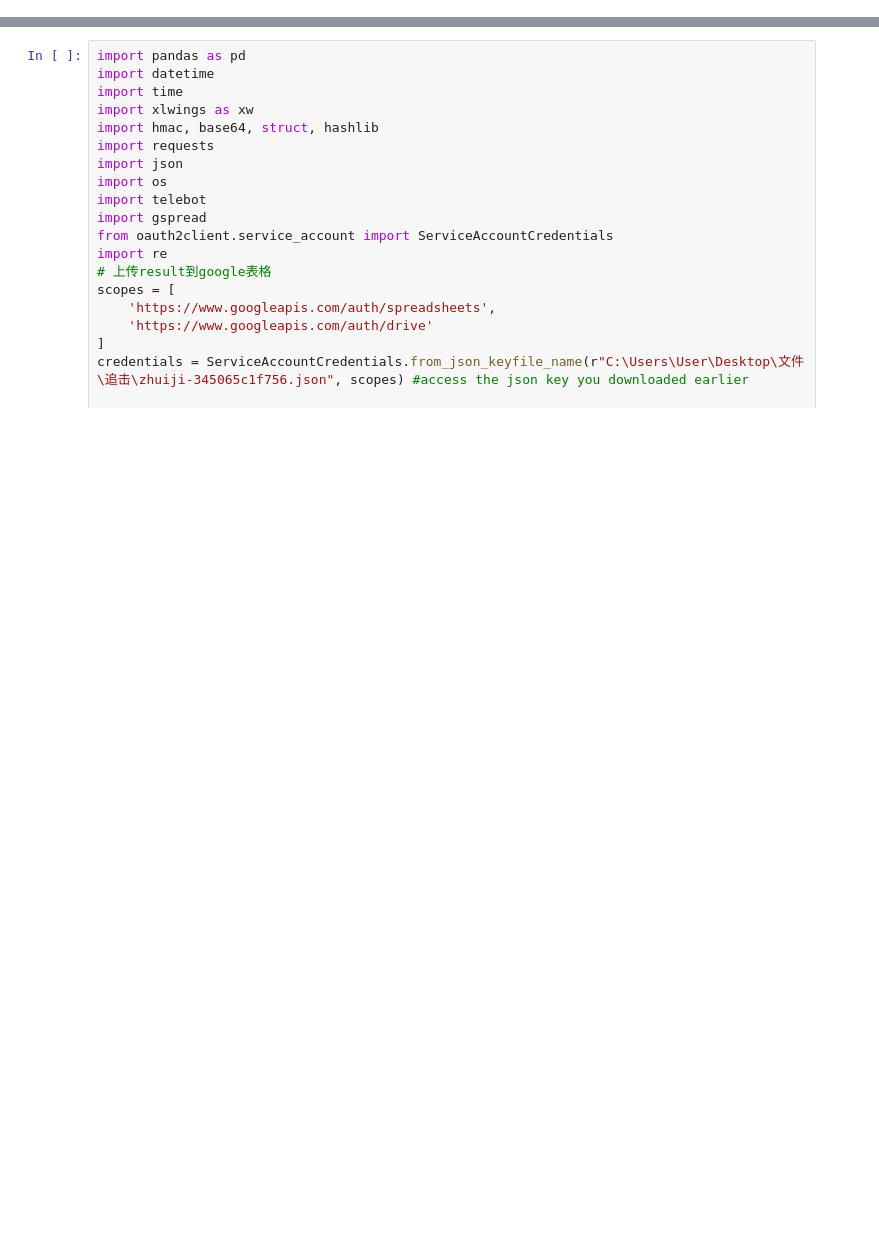
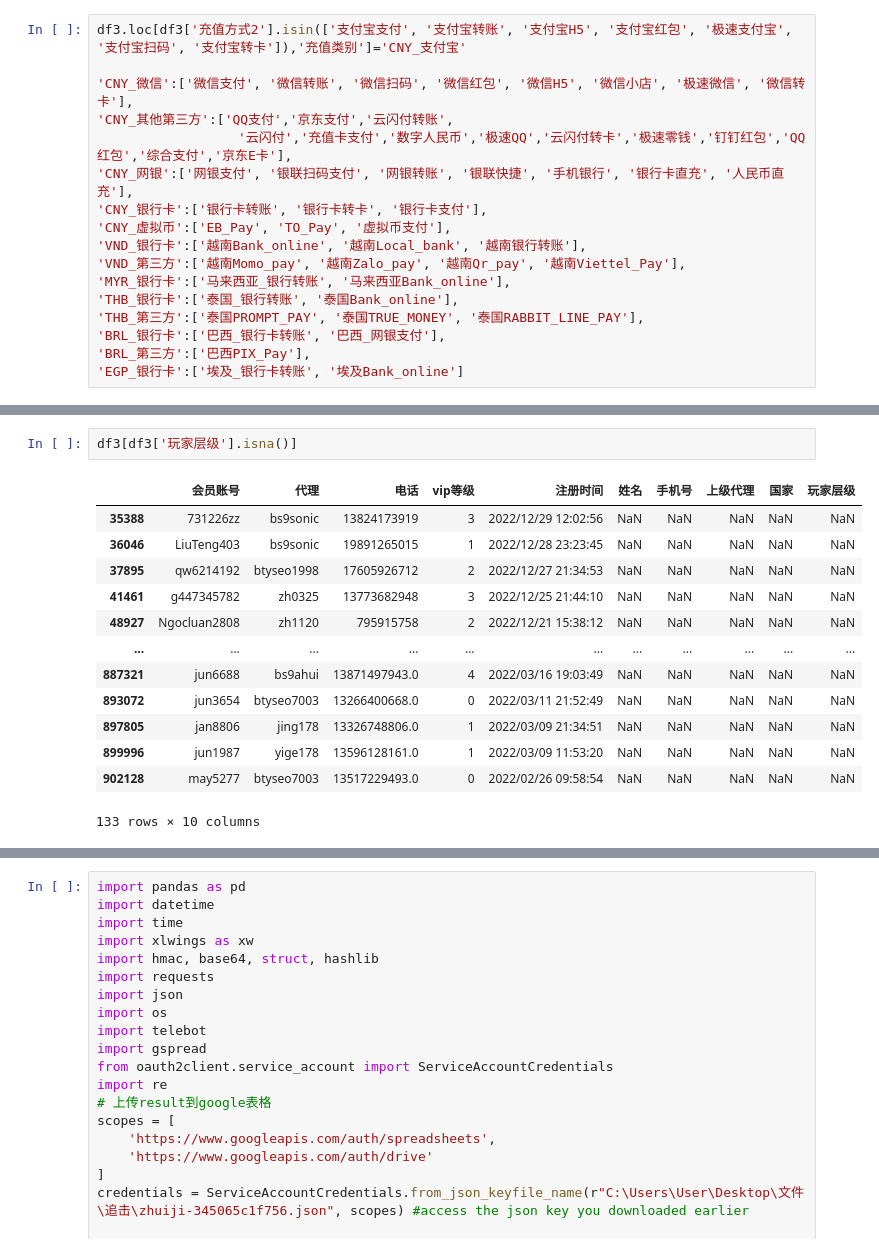
Before and after one commit to Marquis0065/project202308285, a Jupyter notebook: 日报/test_1.ipynb, the cells around one changed output, grey strips where cells are left out. Saved outputs shown, nothing was run; the diff lists cells and outputs as text; blank space fills up the shorter version.

```diff
--- a/日报/test_1.ipynb
+++ b/日报/test_1.ipynb
@@ -0,0 +375,17 @@
+# %%
+df3.loc[df3['充值方式2'].isin(['支付宝支付', '支付宝转账', '支付宝H5', '支付宝红包', '极速支付宝', '支付宝扫码', '支付宝转卡']),'充值类别']='CNY_支付宝'
+
+'CNY_微信':['微信支付', '微信转账', '微信扫码', '微信红包', '微信H5', '微信小店', '极速微信', '微信转卡'],
+'CNY_其他第三方':['QQ支付','京东支付','云闪付转账',
+                  '云闪付','充值卡支付','数字人民币','极速QQ','云闪付转卡','极速零钱','钉钉红包','QQ红包','综合支付','京东E卡'],
+'CNY_网银':['网银支付', '银联扫码支付', '网银转账', '银联快捷', '手机银行', '银行卡直充', '人民币直充'],
+'CNY_银行卡':['银行卡转账', '银行卡转卡', '银行卡支付'],
+'CNY_虚拟币':['EB_Pay', 'TO_Pay', '虚拟币支付'],
+'VND_银行卡':['越南Bank_online', '越南Local_bank', '越南银行转账'],
+'VND_第三方':['越南Momo_pay', '越南Zalo_pay', '越南Qr_pay', '越南Viettel_Pay'],
+'MYR_银行卡':['马来西亚_银行转账', '马来西亚Bank_online'],
+'THB_银行卡':['泰国_银行转账', '泰国Bank_online'],
+'THB_第三方':['泰国PROMPT_PAY', '泰国TRUE_MONEY', '泰国RABBIT_LINE_PAY'],
+'BRL_银行卡':['巴西_银行卡转账', '巴西_网银支付'],
+'BRL_第三方':['巴西PIX_Pay'],
+'EGP_银行卡':['埃及_银行卡转账', '埃及Bank_online']
@@ -0,0 +518,16 @@
+# %%
+df3[df3['玩家层级'].isna()]
+# %% [output]
+|  | 会员账号 | 代理 | 电话 | vip等级 | 注册时间 | 姓名 | 手机号 | 上级代理 | 国家 | 玩家层级 |
+| 35388 | 731226zz | bs9sonic | 13824173919 | 3 | 2022/12/29 12:02:56 | NaN | NaN | NaN | NaN | NaN |
+| 36046 | LiuTeng403 | bs9sonic | 19891265015 | 1 | 2022/12/28 23:23:45 | NaN | NaN | NaN | NaN | NaN |
+| 37895 | qw6214192 | btyseo1998 | 17605926712 | 2 | 2022/12/27 21:34:53 | NaN | NaN | NaN | NaN | NaN |
+| 41461 | g447345782 | zh0325 | 13773682948 | 3 | 2022/12/25 21:44:10 | NaN | NaN | NaN | NaN | NaN |
+| 48927 | Ngocluan2808 | zh1120 | 795915758 | 2 | 2022/12/21 15:38:12 | NaN | NaN | NaN | NaN | NaN |
+| ... | ... | ... | ... | ... | ... | ... | ... | ... | ... | ... |
+| 887321 | jun6688 | bs9ahui | 13871497943.0 | 4 | 2022/03/16 19:03:49 | NaN | NaN | NaN | NaN | NaN |
+| 893072 | jun3654 | btyseo7003 | 13266400668.0 | 0 | 2022/03/11 21:52:49 | NaN | NaN | NaN | NaN | NaN |
+| 897805 | jan8806 | jing178 | 13326748806.0 | 1 | 2022/03/09 21:34:51 | NaN | NaN | NaN | NaN | NaN |
+| 899996 | jun1987 | yige178 | 13596128161.0 | 1 | 2022/03/09 11:53:20 | NaN | NaN | NaN | NaN | NaN |
+| 902128 | may5277 | btyseo7003 | 13517229493.0 | 0 | 2022/02/26 09:58:54 | NaN | NaN | NaN | NaN | NaN |
+133 rows × 10 columns
```
Also changed, not shown: parts of 32 cells of this notebook, 11 other files.
